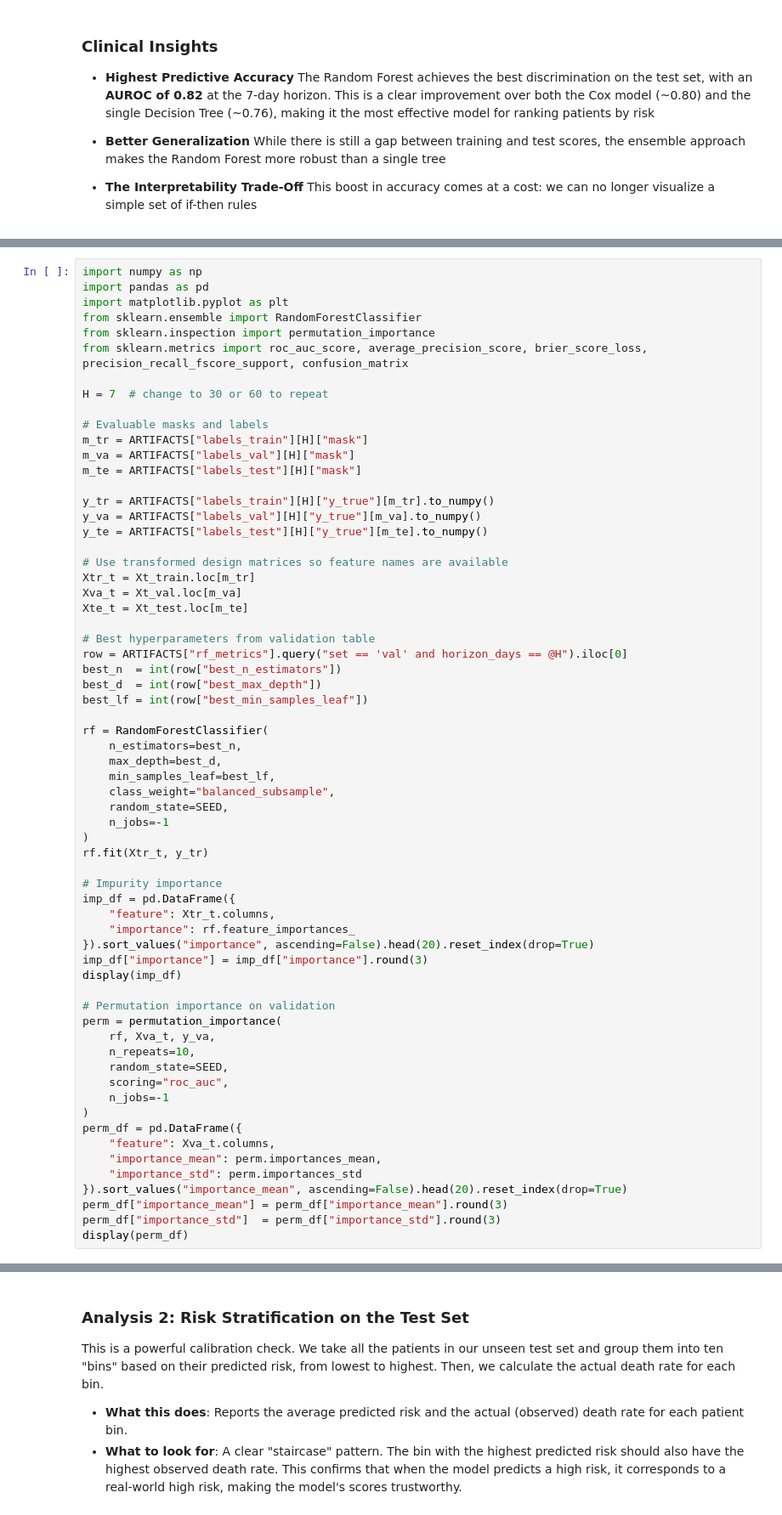
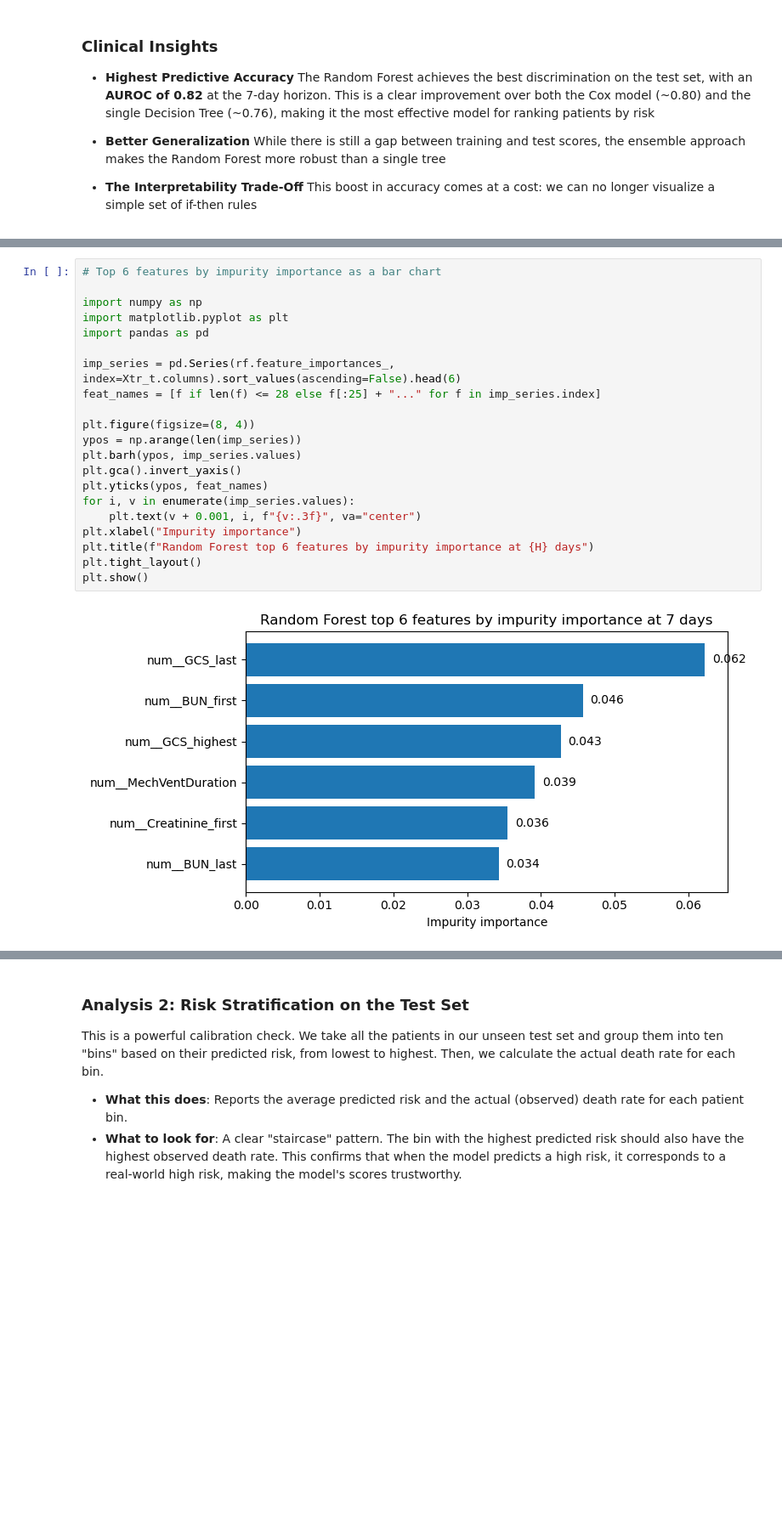
Before and after one commit to IE-ML-for-Healthcare/ICU_Survival_analysis, a Jupyter notebook: 03_ICU_Survival_analysis_DT_RF.ipynb, the cells around one changed output, grey strips where cells are left out. Shown at 85% size. Cells and saved outputs as stored; diff of their text form; blank space fills up the shorter version.

```diff
--- a/03_ICU_Survival_analysis_DT_RF.ipynb
+++ b/03_ICU_Survival_analysis_DT_RF.ipynb
@@ -938,64 +955,23 @@ This is our first step in "opening the black box". We will ask the Random Forest
 # %%
+# Top 6 features by impurity importance as a bar chart
+
 import numpy as np
+import matplotlib.pyplot as plt
 import pandas as pd
-import matplotlib.pyplot as plt
-from sklearn.ensemble import RandomForestClassifier
-from sklearn.inspection import permutation_importance
-from sklearn.metrics import roc_auc_score, average_precision_score, brier_score_loss, precision_recall_fscore_support, confusion_matrix
 
-H = 7  # change to 30 or 60 to repeat
+imp_series = pd.Series(rf.feature_importances_, index=Xtr_t.columns).sort_values(ascending=False).head(6)
+feat_names = [f if len(f) <= 28 else f[:25] + "..." for f in imp_series.index]
 
-# Evaluable masks and labels
-m_tr = ARTIFACTS["labels_train"][H]["mask"]
-m_va = ARTIFACTS["labels_val"][H]["mask"]
-m_te = ARTIFACTS["labels_test"][H]["mask"]
-
-y_tr = ARTIFACTS["labels_train"][H]["y_true"][m_tr].to_numpy()
-y_va = ARTIFACTS["labels_val"][H]["y_true"][m_va].to_numpy()
-y_te = ARTIFACTS["labels_test"][H]["y_true"][m_te].to_numpy()
-
-# Use transformed design matrices so feature names are available
-Xtr_t = Xt_train.loc[m_tr]
-Xva_t = Xt_val.loc[m_va]
-Xte_t = Xt_test.loc[m_te]
-
-# Best hyperparameters from validation table
-row = ARTIFACTS["rf_metrics"].query("set == 'val' and horizon_days == @H").iloc[0]
-best_n  = int(row["best_n_estimators"])
-best_d  = int(row["best_max_depth"])
-best_lf = int(row["best_min_samples_leaf"])
-
-rf = RandomForestClassifier(
-    n_estimators=best_n,
-    max_depth=best_d,
-    min_samples_leaf=best_lf,
-    class_weight="balanced_subsample",
-    random_state=SEED,
-    n_jobs=-1
-)
-rf.fit(Xtr_t, y_tr)
-
-# Impurity importance
-imp_df = pd.DataFrame({
-    "feature": Xtr_t.columns,
-    "importance": rf.feature_importances_
-}).sort_values("importance", ascending=False).head(20).reset_index(drop=True)
-imp_df["importance"] = imp_df["importance"].round(3)
-display(imp_df)
-
-# Permutation importance on validation
-perm = permutation_importance(
-    rf, Xva_t, y_va,
-    n_repeats=10,
-    random_state=SEED,
-    scoring="roc_auc",
-    n_jobs=-1
-)
-perm_df = pd.DataFrame({
-    "feature": Xva_t.columns,
-    "importance_mean": perm.importances_mean,
-    "importance_std": perm.importances_std
-}).sort_values("importance_mean", ascending=False).head(20).reset_index(drop=True)
-perm_df["importance_mean"] = perm_df["importance_mean"].round(3)
-perm_df["importance_std"]  = perm_df["importance_std"].round(3)
-display(perm_df)
+plt.figure(figsize=(8, 4))
+ypos = np.arange(len(imp_series))
+plt.barh(ypos, imp_series.values)
+plt.gca().invert_yaxis()
+plt.yticks(ypos, feat_names)
+for i, v in enumerate(imp_series.values):
+    plt.text(v + 0.001, i, f"{v:.3f}", va="center")
+plt.xlabel("Impurity importance")
+plt.title(f"Random Forest top 6 features by impurity importance at {H} days")
+plt.tight_layout()
+plt.show()
+# %% [output]
+[figure, added]
```
Also changed, not shown: parts of 7 cells of this notebook.
